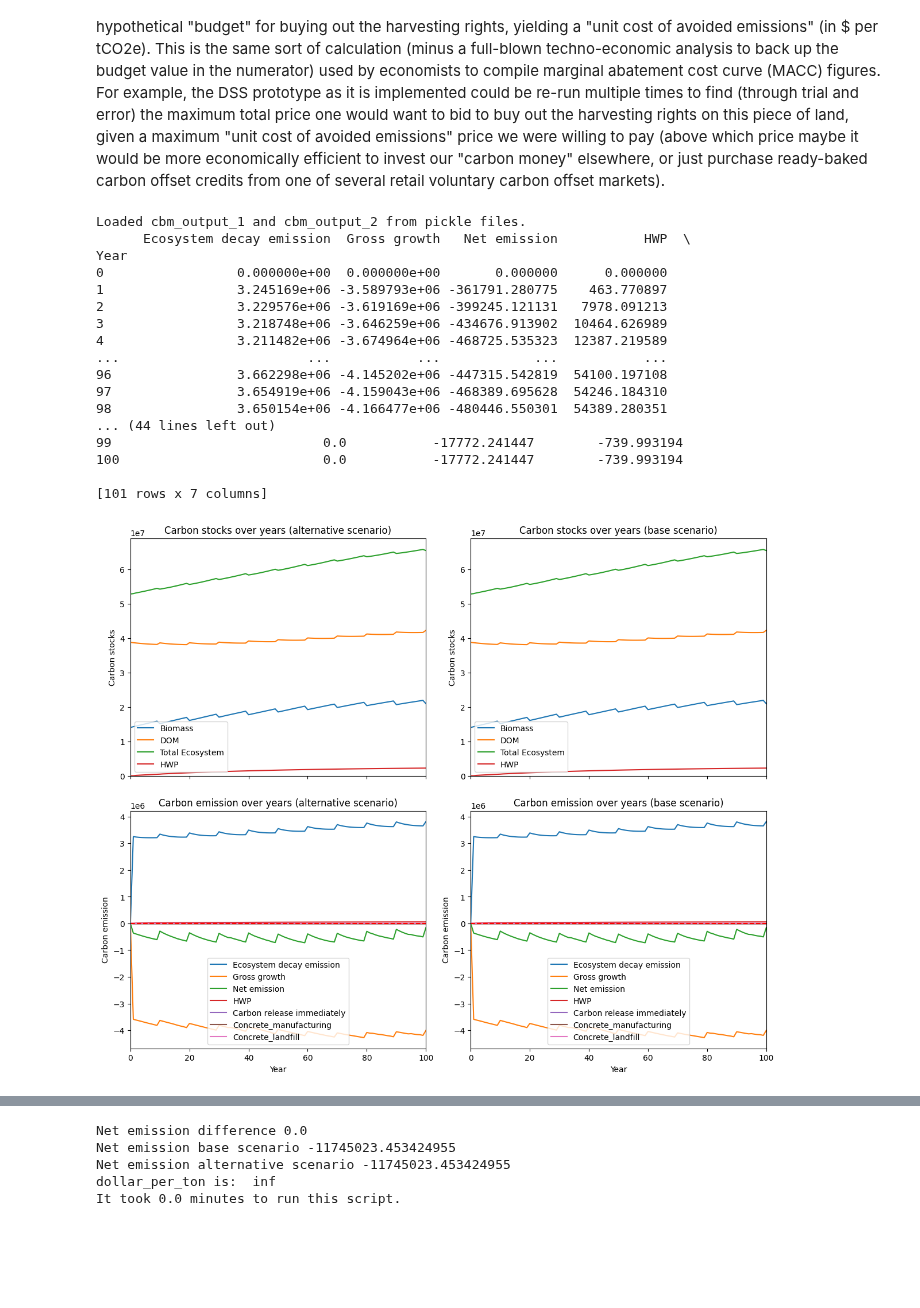
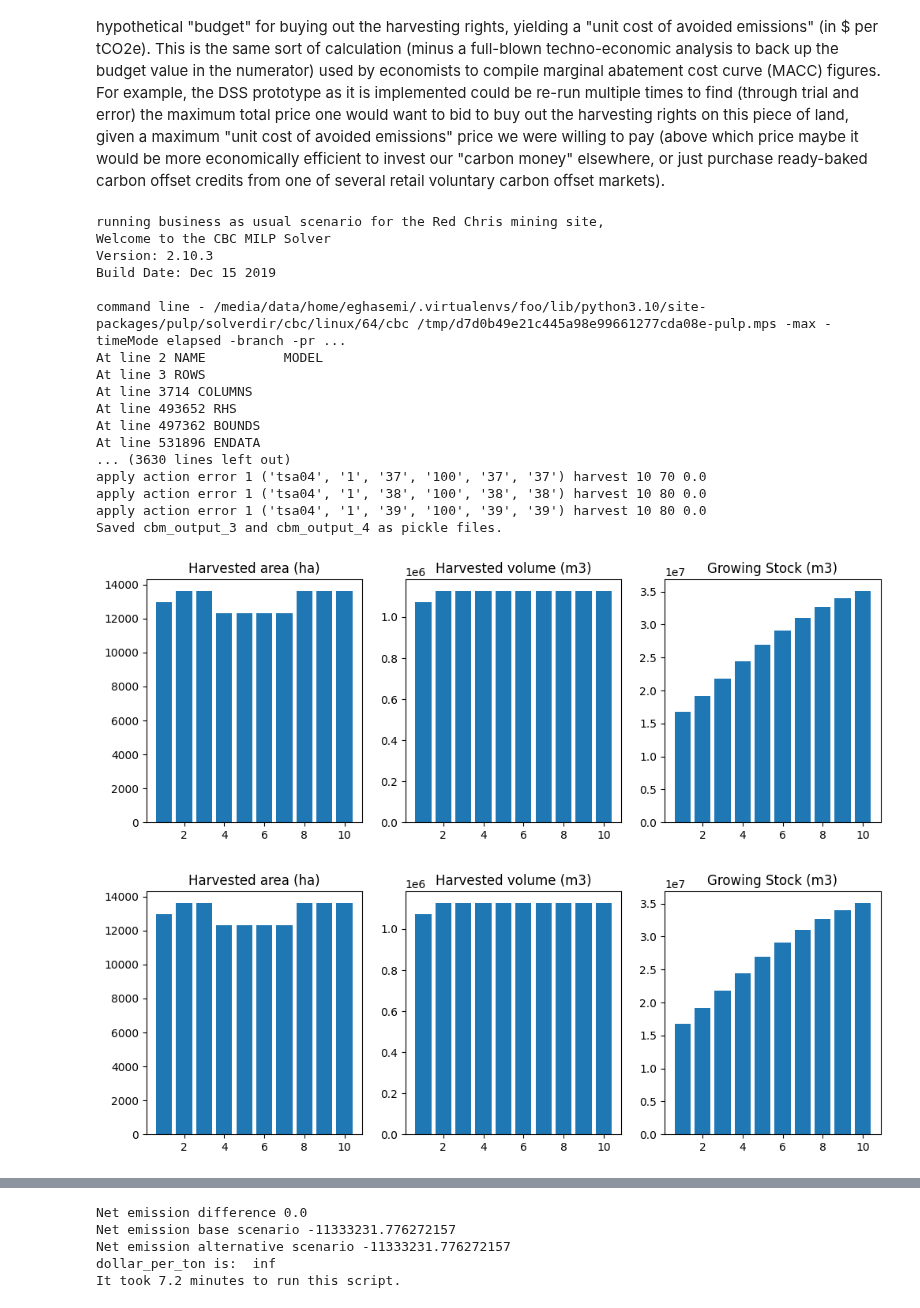
Before and after one commit to UBC-FRESH/nbds_mining, a Jupyter notebook: 02_dss_opt_redchris_max_harvest.ipynb, the cells around one changed output, grey strips where cells are left out. Cells and saved outputs as stored; diff of their text form; code cells hidden in the pictures; blank space fills up the shorter version.

```diff
--- a/02_dss_opt_redchris_max_harvest.ipynb
+++ b/02_dss_opt_redchris_max_harvest.ipynb
@@ -155,40 +155,41 @@ fm.reset()
 # %%
 Start = time.time()
 
 results_scenarios(fm,
                   clt_percentage,
                   credibility,
                   budget_input,
                   n_steps,
                   max_harvest,
                   scenario_name,
                   displacement_effect,
                   hwp_pool_effect_value,
                   release_immediately_value,
                   case_study,
                   obj_mode,
                   output_csv_path,
                   output_pdf_path,
-                  pickle_output_base=True,
-                  pickle_output_alter=True)
+                  pickle_output_base=False,
+                  pickle_output_alter=False)
 
 print('It took', round((time.time() - Start) / 60, 1), "minutes to run this script.")
 # %% [output]
-Loaded cbm_output_1 and cbm_output_2 from pickle files.
-      Ecosystem decay emission  Gross growth   Net emission           HWP  \
-Year
-0                 0.000000e+00  0.000000e+00       0.000000      0.000000
-1                 3.245169e+06 -3.589793e+06 -361791.280775    463.770897
-2                 3.229576e+06 -3.619169e+06 -399245.121131   7978.091213
-3                 3.218748e+06 -3.646259e+06 -434676.913902  10464.626989
-4                 3.211482e+06 -3.674964e+06 -468725.535323  12387.219589
-...                        ...           ...            ...           ...
-96                3.662298e+06 -4.145202e+06 -447315.542819  54100.197108
-97                3.654919e+06 -4.159043e+06 -468389.695628  54246.184310
-98                3.650154e+06 -4.166477e+06 -480446.550301  54389.280351
-... (44 lines left out)
-99                           0.0           -17772.241447        -739.993194
-100                          0.0           -17772.241447        -739.993194
+running business as usual scenario for the Red Chris mining site,
+Welcome to the CBC MILP Solver
+Version: 2.10.3
+Build Date: Dec 15 2019
 
-[101 rows x 7 columns]
+command line - /media/data/home/eghasemi/.virtualenvs/foo/lib/python3.10/site-packages/pulp/solverdir/cbc/linux/64/cbc /tmp/d7d0b49e21c445a98e99661277cda08e-pulp.mps -max -timeMode elapsed -branch -pr ...
+At line 2 NAME          MODEL
+At line 3 ROWS
+At line 3714 COLUMNS
+At line 493652 RHS
+At line 497362 BOUNDS
+At line 531896 ENDATA
+... (3630 lines left out)
+apply action error 1 ('tsa04', '1', '37', '100', '37', '37') harvest 10 70 0.0
+apply action error 1 ('tsa04', '1', '38', '100', '38', '38') harvest 10 80 0.0
+apply action error 1 ('tsa04', '1', '39', '100', '39', '39') harvest 10 80 0.0
+Saved cbm_output_3 and cbm_output_4 as pickle files.
-[figure, old version]
+[figure, new version]
+[figure, new version]
@@ -195,5 +199,5 @@ Year
 Net emission difference 0.0
-Net emission base scenario -11745023.453424955
-Net emission alternative scenario -11745023.453424955
+Net emission base scenario -11333231.776272157
+Net emission alternative scenario -11333231.776272157
 dollar_per_ton is:  inf
-It took 0.0 minutes to run this script.
+It took 7.2 minutes to run this script.
```
Also changed, not shown: parts of 1 cell of this notebook, 14 other files.
